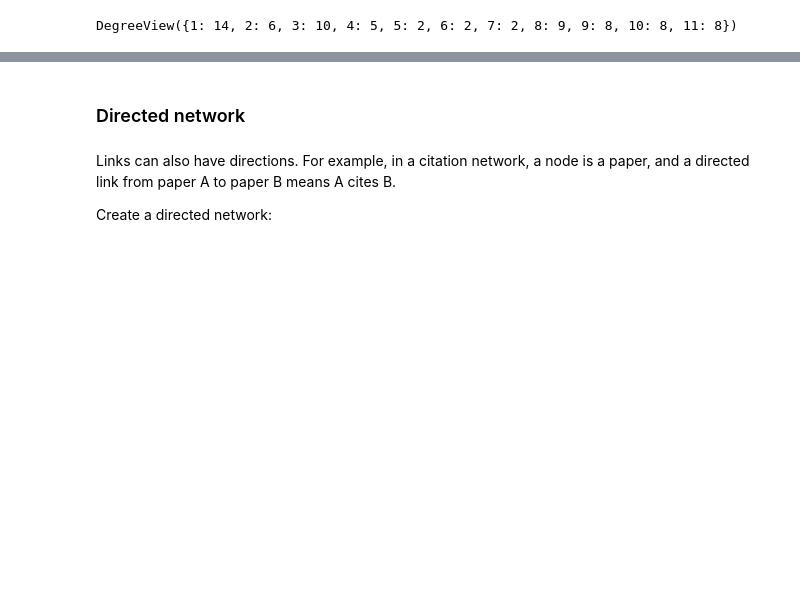
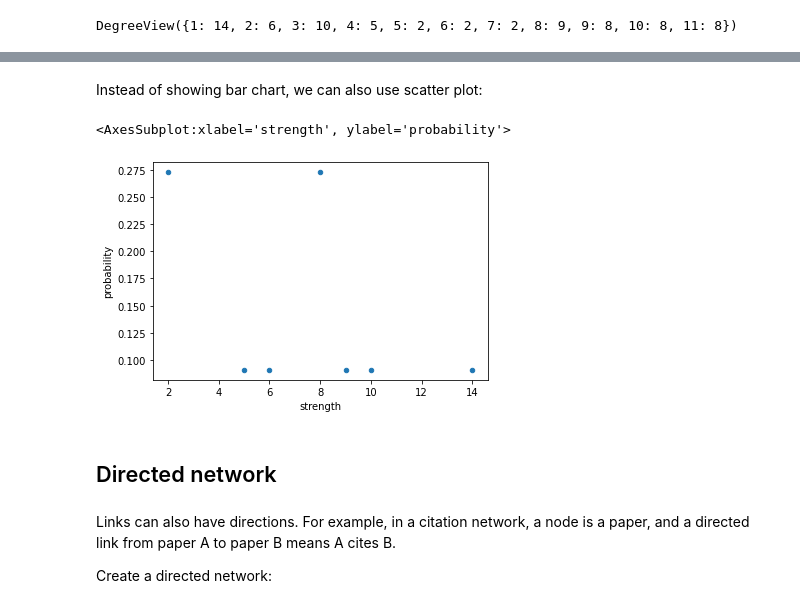
Before and after one commit to SciSciSummerSchool/s4_lectures, a Jupyter notebook: 3_network_science/03_01_intro_netsci.ipynb, the cells around one changed output, grey strips where cells are left out. Cells and saved outputs as stored; diff of their text form; code cells hidden in the pictures; blank space fills up the shorter version.

```diff
--- a/3_network_science/03_01_intro_netsci.ipynb
+++ b/3_network_science/03_01_intro_netsci.ipynb
@@ -361,5 +370,13 @@ DegreeView({1: 14, 2: 6, 3: 10, 4: 5, 5: 2, 6: 2, 7: 2, 8: 9, 9: 8, 10: 8, 11: 8
+# %% [markdown]
+Instead of showing bar chart, we can also use scatter plot:
+# %%
+pd.Series(dict(W.degree(weight='weight')), name='probability').value_counts(normalize=True).sort_index()\
+.to_frame().reset_index().rename(columns={"index": "strength"}).plot.scatter(x='strength', y='probability')
+# %% [output]
+<AxesSubplot:xlabel='strength', ylabel='probability'>
+[figure, added]
 # %% [markdown]
-### Directed network
+## Directed network
 # %% [markdown]
 Links can also have directions. For example, in a citation network, a node is a paper, and a directed link from paper A to paper B means A cites B.
 
```
Also changed, not shown: parts of 5 cells of this notebook.
